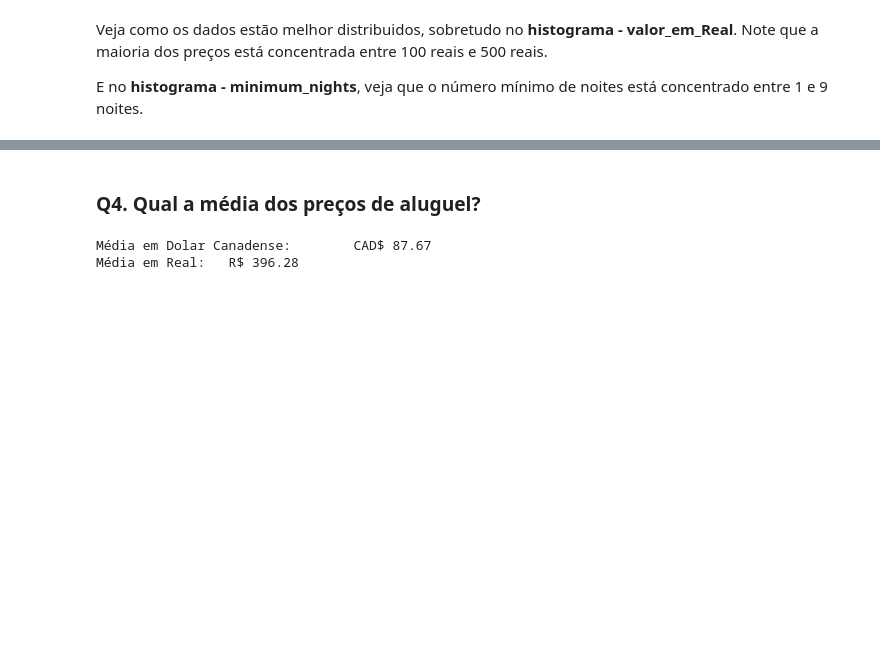
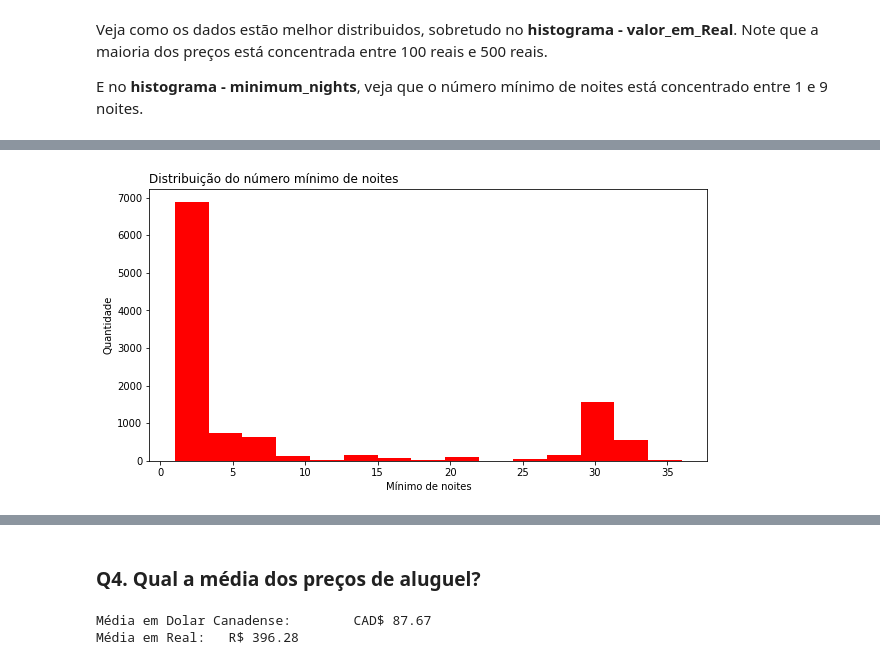
Before and after one commit to CandiduSilva/DataScience, a Jupyter notebook: Analisando_os_Dados_do_Airbnb_Versão_Final_Montreal.ipynb, the cells around one changed output, grey strips where cells are left out. Saved outputs shown, nothing was run; the diff lists cells and outputs as text; code cells hidden in the pictures; blank space fills up the shorter version.

```diff
--- a/Analisando_os_Dados_do_Airbnb_Versão_Final_Montreal.ipynb
+++ b/Analisando_os_Dados_do_Airbnb_Versão_Final_Montreal.ipynb
@@ -356,3 +346,13 @@ E no **histograma - minimum_nights**, veja que o número mínimo de noites está
+# %%
+# exibindo a distribuição do número mínimo de noite, isoladamente
+
+dfMontrealLimpo.minimum_nights.hist(bins = 15,figsize=(10,5),color = 'red', grid = False)
+plt.title('Distribuição do número mínimo de noites', loc = 'left')
+plt.xlabel('Mínimo de noites')
+plt.ylabel('Quantidade')
+plt.show()
+# %% [output]
+[figure, added]
 # %%
 # exibindo um resumo estatístico das variáveis numéricas selecionadas, após a limpeza do dataset
 
```
Also changed, not shown: parts of 6 cells of this notebook.
